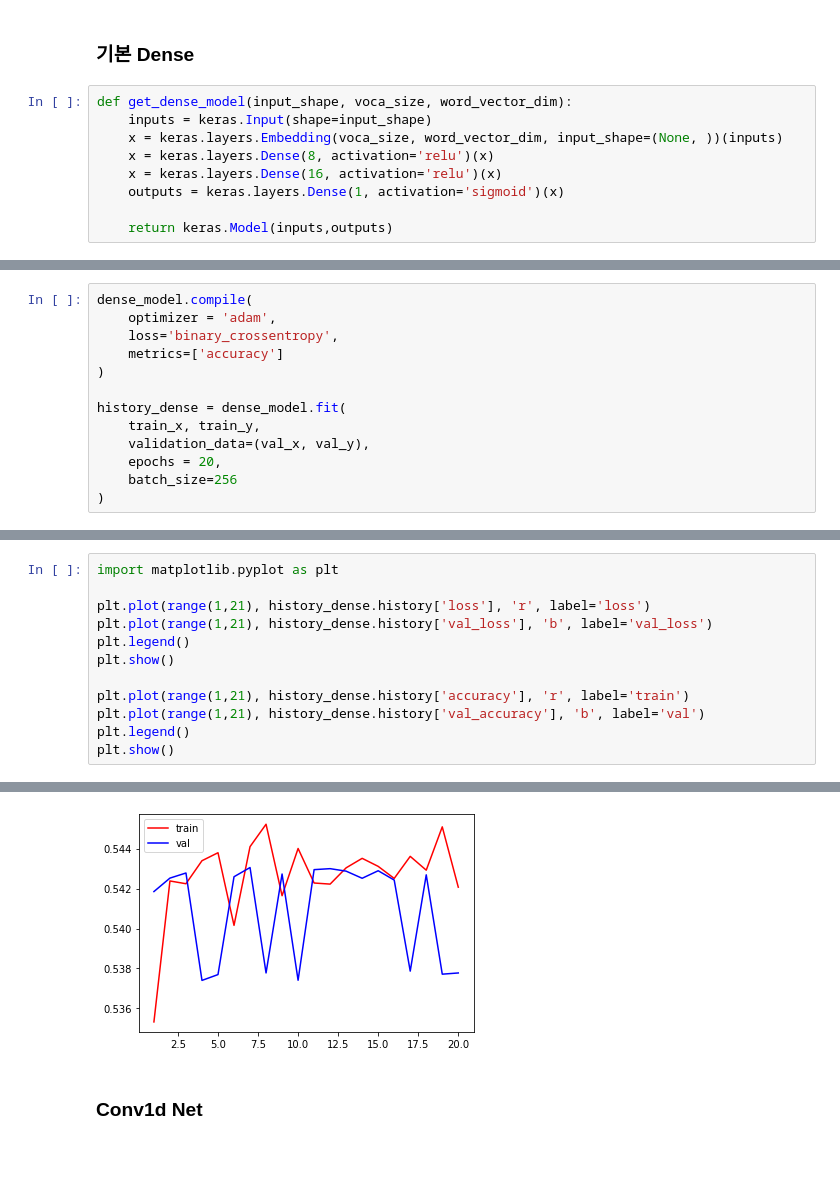
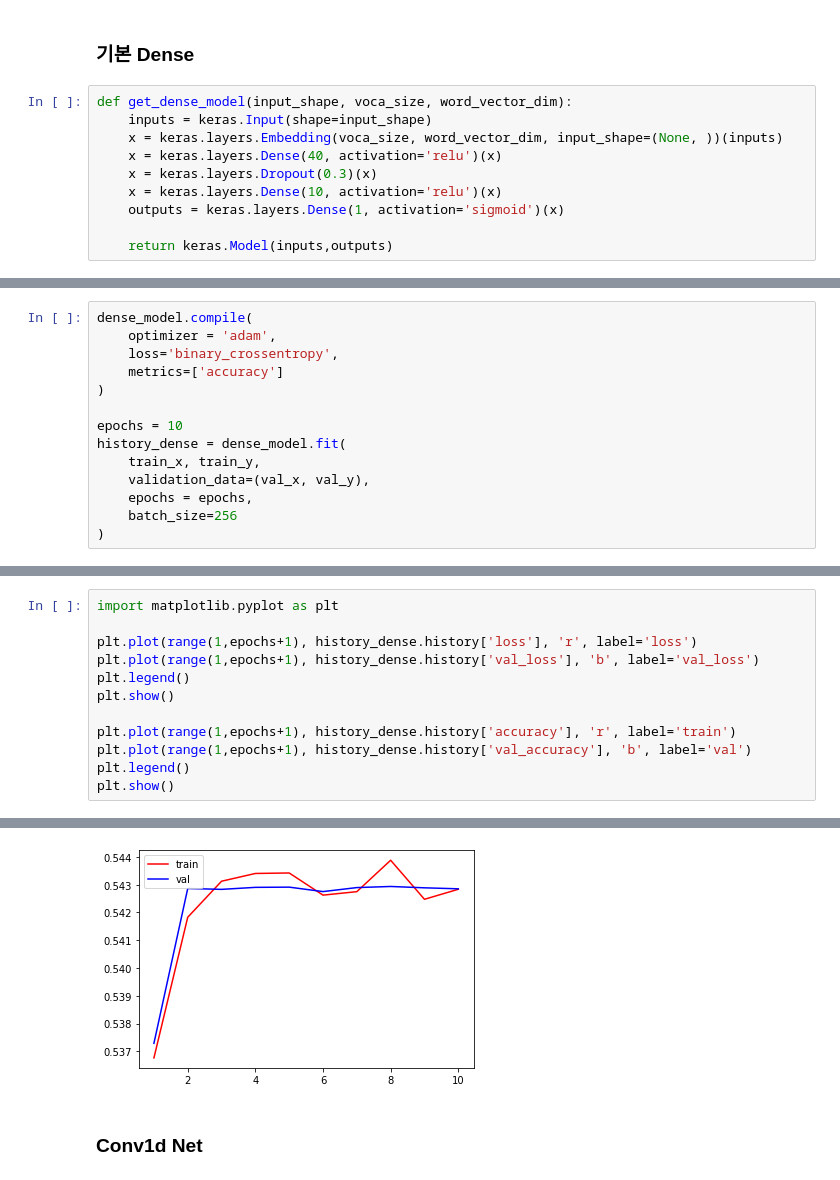
Before and after one commit to DevHDL/AIFFEL, a Jupyter notebook: Project/Exploration-05/Exploration05.ipynb, the cells around one changed output, grey strips where cells are left out. Saved outputs shown, nothing was run; the diff lists cells and outputs as text.

```diff
--- a/Project/Exploration-05/Exploration05.ipynb
+++ b/Project/Exploration-05/Exploration05.ipynb
@@ -355,8 +360,9 @@ input_shape, voca_size, word_vector_dim
 def get_dense_model(input_shape, voca_size, word_vector_dim):
     inputs = keras.Input(shape=input_shape)
     x = keras.layers.Embedding(voca_size, word_vector_dim, input_shape=(None, ))(inputs)
-    x = keras.layers.Dense(8, activation='relu')(x)
-    x = keras.layers.Dense(16, activation='relu')(x)
+    x = keras.layers.Dense(40, activation='relu')(x)
+    x = keras.layers.Dropout(0.3)(x)
+    x = keras.layers.Dense(10, activation='relu')(x)
     outputs = keras.layers.Dense(1, activation='sigmoid')(x)
 
     return keras.Model(inputs,outputs)
@@ -389,10 +397,11 @@ dense_model.compile(
     metrics=['accuracy']
 )
 
+epochs = 10
 history_dense = dense_model.fit(
     train_x, train_y,
     validation_data=(val_x, val_y),
-    epochs = 20,
+    epochs = epochs,
     batch_size=256
 )
 # %% [output]
@@ -423,13 +438,13 @@ print(results)
 # %%
 import matplotlib.pyplot as plt
 
-plt.plot(range(1,21), history_dense.history['loss'], 'r', label='loss')
-plt.plot(range(1,21), history_dense.history['val_loss'], 'b', label='val_loss')
+plt.plot(range(1,epochs+1), history_dense.history['loss'], 'r', label='loss')
+plt.plot(range(1,epochs+1), history_dense.history['val_loss'], 'b', label='val_loss')
 plt.legend()
 plt.show()
 
-plt.plot(range(1,21), history_dense.history['accuracy'], 'r', label='train')
-plt.plot(range(1,21), history_dense.history['val_accuracy'], 'b', label='val')
+plt.plot(range(1,epochs+1), history_dense.history['accuracy'], 'r', label='train')
+plt.plot(range(1,epochs+1), history_dense.history['val_accuracy'], 'b', label='val')
 plt.legend()
 plt.show()
 # %% [output]
@@ -437,4 +452,4 @@ plt.show()
-[figure, old version]
+[figure, new version]
 # %% [markdown]
 ### Conv1d Net
 # %%
```
Also changed, not shown: parts of 51 cells of this notebook.
